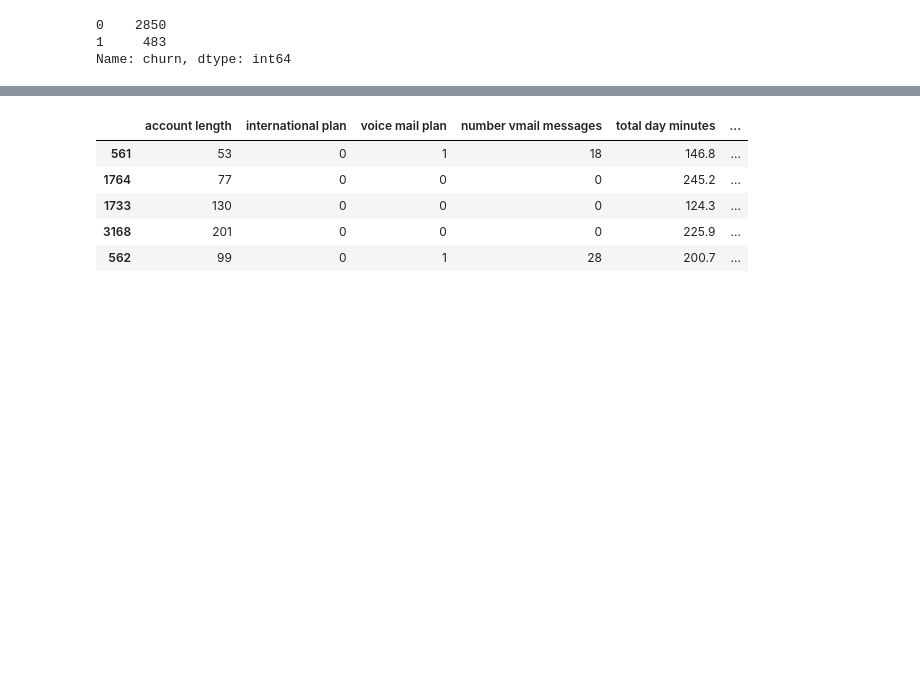
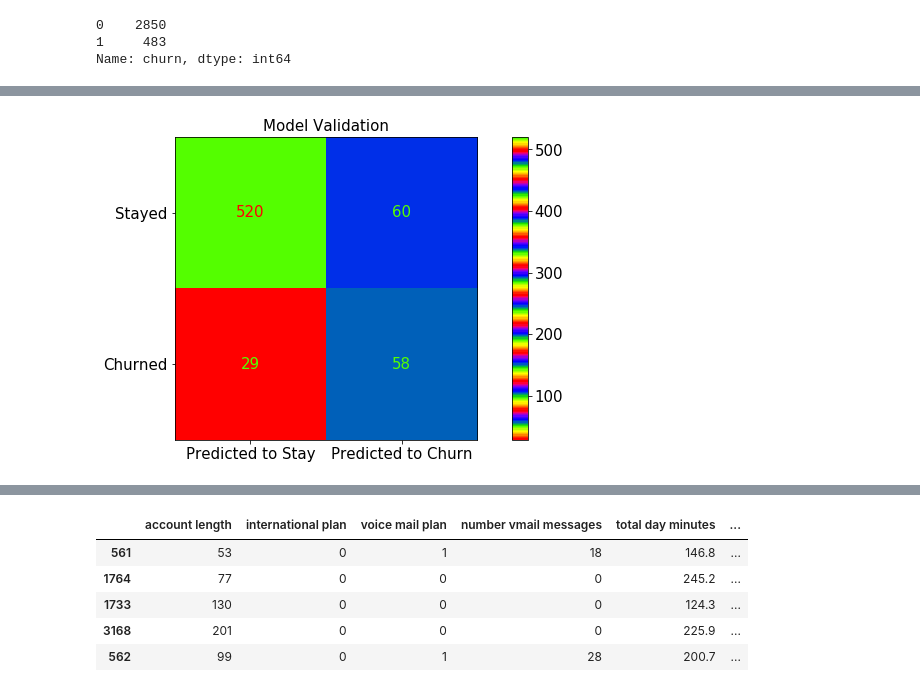
Before and after one commit to samjdedes/project3_ChurnModeling, a Jupyter notebook: notebooks/Jon_EDA.ipynb, the cells around one changed output, grey strips where cells are left out. Saved outputs shown, nothing was run; the diff lists cells and outputs as text; code cells hidden in the pictures; blank space fills up the shorter version.

Commit message:
final model selected

```diff
--- a/notebooks/Jon_EDA.ipynb
+++ b/notebooks/Jon_EDA.ipynb
@@ -75,0 +374,2 @@ X_train, X_test, y_train, y_test = train_test_split(X, y, random_state=2021, tes
+# %%
+best_et_pipeline = search_et.best_estimator_
@@ -75,0 +380,4 @@ X_train, X_test, y_train, y_test = train_test_split(X, y, random_state=2021, tes
+# %%
+search_kn = GridSearchCV(kn_pipeline, kn_param_grid, n_jobs=-1)
+
+search_kn.fit(X_train, y_train)
@@ -75,0 +425,4 @@ X_train, X_test, y_train, y_test = train_test_split(X, y, random_state=2021, tes
+# %%
+#refit best model onto training data
+
+best_et_pipeline.fit(X_train, y_train)
@@ -75,0 +454,10 @@ X_train, X_test, y_train, y_test = train_test_split(X, y, random_state=2021, tes
+# %%
+#checking the accuracy of our best model on training and testing data
+#both are similar,thus we can conclude that our model is reliable
+
+best_et_pipeline.fit(X_train, y_train)
+train_preds = best_et_pipeline.predict(X_train)
+test_preds = best_et_pipeline.predict(X_test)
+
+print(f'Training Accuracy: {accuracy_score(y_train, train_preds)}')
+print(f'Testing Accuracy: {accuracy_score(y_test, test_preds)}')
@@ -75,0 +503,32 @@ X_train, X_test, y_train, y_test = train_test_split(X, y, random_state=2021, tes
+# %%
+from sklearn.metrics import plot_confusion_matrix
+import matplotlib.pyplot as plt
+
+fig, axes = plt.subplots(figsize=(10,5))
+
+axes.set_title("Model Validation")
+x_tick_marks = ['Predicted to Stay', 'Predicted to Churn']
+y_tick_marks = ['Stayed', 'Churned']
+
+plot_confusion_matrix(best_et_pipeline, X_test, y_test, ax=axes, cmap="prism", display_labels=y_tick_marks)
+
+plt.xticks([0,1], x_tick_marks)
+axes.set_xlabel('')
+axes.set_ylabel('')
+
+SMALL_SIZE = 8
+MEDIUM_SIZE = 10
+BIGGER_SIZE = 12
+plt.rc('font', size=SMALL_SIZE)          # controls default text sizes
+plt.rc('axes', titlesize=SMALL_SIZE)     # fontsize of the axes title
+plt.rc('axes', labelsize=MEDIUM_SIZE)    # fontsize of the x and y labels
+plt.rc('xtick', labelsize=SMALL_SIZE)    # fontsize of the tick labels
+plt.rc('ytick', labelsize=SMALL_SIZE)    # fontsize of the tick labels
+plt.rc('legend', fontsize=SMALL_SIZE)    # legend fontsize
+plt.rc('figure', titlesize=BIGGER_SIZE)  # fontsize of the figure title
+
+
+plt.tight_layout()
+plt.show()
+# %% [output]
+[figure, added]
```
Also changed, not shown: parts of 81 cells of this notebook, 2 other files.
